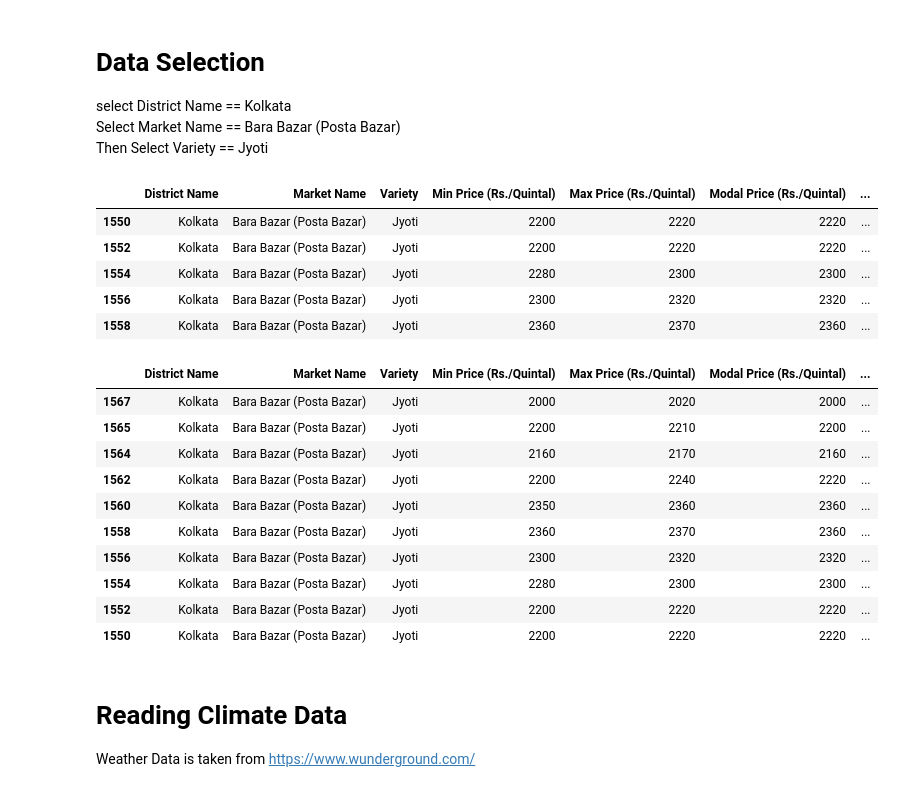
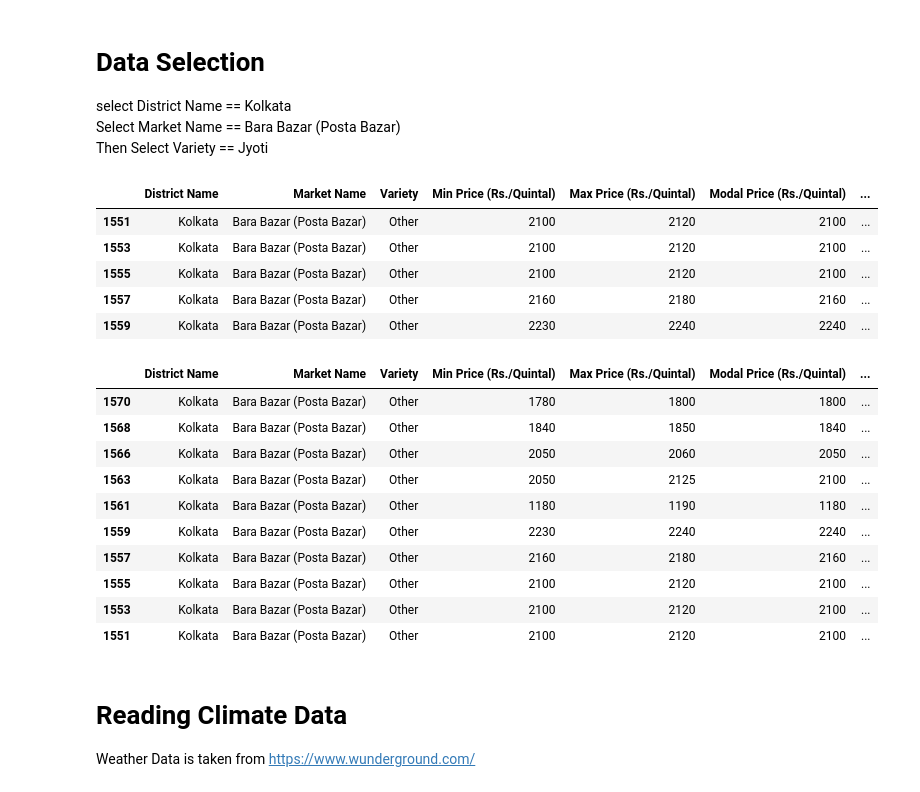
Before and after one commit to OmkarMahajan/VPP_10, a Jupyter notebook: Vegetables_10/Kolkata/Kolkata_potato.ipynb, the cells around one changed output. Drawn from its saved outputs; the diff is of its cells as text; code cells hidden in the pictures.

```diff
--- a/Vegetables_10/Kolkata/Kolkata_potato.ipynb
+++ b/Vegetables_10/Kolkata/Kolkata_potato.ipynb
@@ -35,15 +35,15 @@ Then Select Variety == Jyoti
 # %%
 vegetables = vegetables[vegetables['District Name'] == "Kolkata"]
 vegetables = vegetables[vegetables['Market Name'] == "Bara Bazar (Posta Bazar)"]
-vegetables = vegetables[vegetables['Variety'] == "Jyoti"]
+vegetables = vegetables[vegetables['Variety'] == "Other"]
 vegetables.head()
 # %% [output]
 |  | District Name | Market Name | Variety | Min Price (Rs./Quintal) | Max Price (Rs./Quintal) | Modal Price (Rs./Quintal) | ... |
-| 1550 | Kolkata | Bara Bazar (Posta Bazar) | Jyoti | 2200 | 2220 | 2220 | ... |
-| 1552 | Kolkata | Bara Bazar (Posta Bazar) | Jyoti | 2200 | 2220 | 2220 | ... |
-| 1554 | Kolkata | Bara Bazar (Posta Bazar) | Jyoti | 2280 | 2300 | 2300 | ... |
-| 1556 | Kolkata | Bara Bazar (Posta Bazar) | Jyoti | 2300 | 2320 | 2320 | ... |
-| 1558 | Kolkata | Bara Bazar (Posta Bazar) | Jyoti | 2360 | 2370 | 2360 | ... |
+| 1551 | Kolkata | Bara Bazar (Posta Bazar) | Other | 2100 | 2120 | 2100 | ... |
+| 1553 | Kolkata | Bara Bazar (Posta Bazar) | Other | 2100 | 2120 | 2100 | ... |
+| 1555 | Kolkata | Bara Bazar (Posta Bazar) | Other | 2100 | 2120 | 2100 | ... |
+| 1557 | Kolkata | Bara Bazar (Posta Bazar) | Other | 2160 | 2180 | 2160 | ... |
+| 1559 | Kolkata | Bara Bazar (Posta Bazar) | Other | 2230 | 2240 | 2240 | ... |
 # %%
 vegetables['Price Date'] = pd.to_datetime(vegetables['Price Date'])
 vegetables['Price Date'] = vegetables['Price Date'].dt.day
@@ -51,16 +51,16 @@ vegetables = vegetables.iloc[::-1]
 vegetables.tail(10)
 # %% [output]
 |  | District Name | Market Name | Variety | Min Price (Rs./Quintal) | Max Price (Rs./Quintal) | Modal Price (Rs./Quintal) | ... |
-| 1567 | Kolkata | Bara Bazar (Posta Bazar) | Jyoti | 2000 | 2020 | 2000 | ... |
-| 1565 | Kolkata | Bara Bazar (Posta Bazar) | Jyoti | 2200 | 2210 | 2200 | ... |
-| 1564 | Kolkata | Bara Bazar (Posta Bazar) | Jyoti | 2160 | 2170 | 2160 | ... |
-| 1562 | Kolkata | Bara Bazar (Posta Bazar) | Jyoti | 2200 | 2240 | 2220 | ... |
-| 1560 | Kolkata | Bara Bazar (Posta Bazar) | Jyoti | 2350 | 2360 | 2360 | ... |
-| 1558 | Kolkata | Bara Bazar (Posta Bazar) | Jyoti | 2360 | 2370 | 2360 | ... |
-| 1556 | Kolkata | Bara Bazar (Posta Bazar) | Jyoti | 2300 | 2320 | 2320 | ... |
-| 1554 | Kolkata | Bara Bazar (Posta Bazar) | Jyoti | 2280 | 2300 | 2300 | ... |
-| 1552 | Kolkata | Bara Bazar (Posta Bazar) | Jyoti | 2200 | 2220 | 2220 | ... |
-| 1550 | Kolkata | Bara Bazar (Posta Bazar) | Jyoti | 2200 | 2220 | 2220 | ... |
+| 1570 | Kolkata | Bara Bazar (Posta Bazar) | Other | 1780 | 1800 | 1800 | ... |
+| 1568 | Kolkata | Bara Bazar (Posta Bazar) | Other | 1840 | 1850 | 1840 | ... |
+| 1566 | Kolkata | Bara Bazar (Posta Bazar) | Other | 2050 | 2060 | 2050 | ... |
+| 1563 | Kolkata | Bara Bazar (Posta Bazar) | Other | 2050 | 2125 | 2100 | ... |
+| 1561 | Kolkata | Bara Bazar (Posta Bazar) | Other | 1180 | 1190 | 1180 | ... |
+| 1559 | Kolkata | Bara Bazar (Posta Bazar) | Other | 2230 | 2240 | 2240 | ... |
+| 1557 | Kolkata | Bara Bazar (Posta Bazar) | Other | 2160 | 2180 | 2160 | ... |
+| 1555 | Kolkata | Bara Bazar (Posta Bazar) | Other | 2100 | 2120 | 2100 | ... |
+| 1553 | Kolkata | Bara Bazar (Posta Bazar) | Other | 2100 | 2120 | 2100 | ... |
+| 1551 | Kolkata | Bara Bazar (Posta Bazar) | Other | 2100 | 2120 | 2100 | ... |
 # %% [markdown]
 # Reading Climate Data
 Weather Data is taken from https://www.wunderground.com/
```
Also changed, not shown: parts of 3 cells of this notebook, 7 other files.
